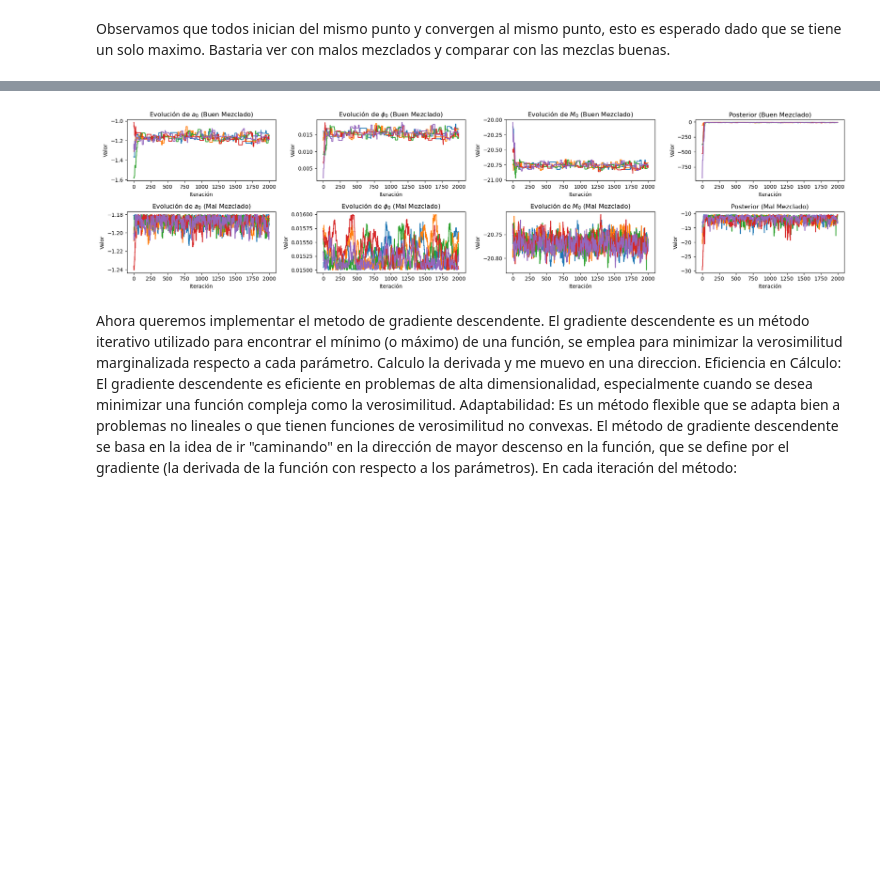
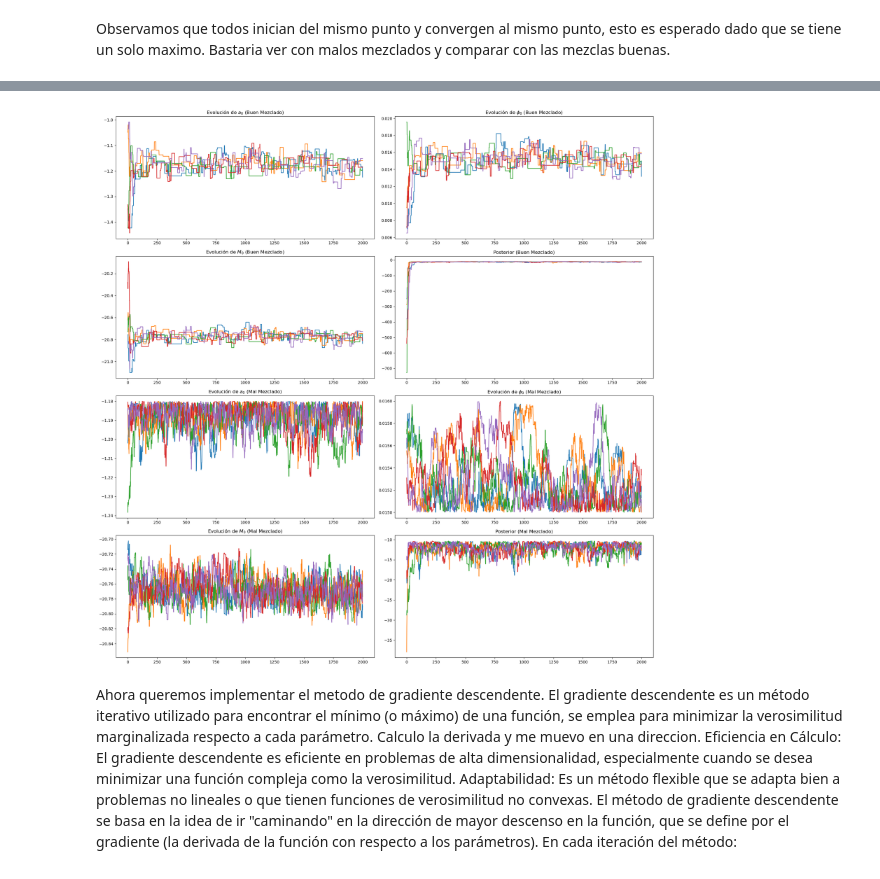
Before and after one commit to Cami-hormaeche/Astrometria2024, a Jupyter notebook: practico4/practico4-nueva.ipynb, the cells around one changed output, grey strips where cells are left out. Cells and saved outputs as stored; diff of their text form; code cells hidden in the pictures; blank space fills up the shorter version.

```diff
--- a/practico4/practico4-nueva.ipynb
+++ b/practico4/practico4-nueva.ipynb
@@ -362,7 +363,7 @@ Queremos visualizar las propiedades de convergencia de las cadenas y analizar la
 Quiero crear muchas cadenas que surjan de distintas regiones y ver la convergencia de esas cadenas.
 # %%
 #Generamos aleatoriamente parametros para construir la cadena, teniendo en cuenta los parametros iniciales
-fig, axs = plt.subplots(2,3,figsize=(20, 5))
+fig, axs = plt.subplots(2,3,figsize=(20, 10))
 
 N=15
 for i in range(N):
@@ -387,6 +388,8 @@ axs[0, 2].set_title('Evolución de la Función Posterior')
 axs[1, 0].set_title(r'Evolución de $a_0$')
 axs[1, 1].set_title(r'Evolución de $\phi_0$')
 axs[1, 2].set_title(r'Evolución de $M_0$')
+
 # Ajustar el espacio entre las subgráficas
 plt.tight_layout()
+plt.show()
 # %% [output]
@@ -453,6 +456,6 @@ promedio y desviacion standar de $phi_0$ 0.015188256701862121 0.0012406745097593
 # %%
 # Crear una figura con una cuadrícula de subgráficas
-fig, axs = plt.subplots(2, 3, figsize=(20, 5))
+fig, axs = plt.subplots(2, 3, figsize=(20, 10))
 
 # Reducir el intervalo de los parámetros para crear malos mezclados
 phi0lim_malmezclado = [0.015, 0.016]  # Rango reducido para phi0
@@ -498,6 +501,6 @@ plt.show()
 # %%
-# Crear una figura con una cuadrícula de subgráficas
-fig, axs = plt.subplots(2, 4, figsize=(20, 5))
+# Creamos una figura con una cuadrícula de subgráficas
+fig, axs = plt.subplots(4, 2, figsize=(20, 20))
 
 
 # Número de cadenas
@@ -508,7 +511,7 @@ for i in range(N):
     phi0 = np.random.uniform(phi0lim[0], phi0lim[1])
     M0 = np.random.uniform(M0lim[0], M0lim[1])
 
-    # Ejecutar Metropolis-Hastings
+    # Ejecutamos Metropolis-Hastings
     a0_lista, M0_lista, phi0_lista, posteriores = metropolis_hasting(
         y=datos['PHI'], M=datos['MAG'], phi0=phi0, a0=a0, M0=M0,
         sigma=sigma, phi0lim=phi0lim, M0lim=M0lim, alim=alim, N_iter=2000
@@ -517,53 +520,49 @@ for i in range(N):
     # Graficar el buen mezclado
     axs[0, 0].plot(a0_lista, label=f'Cadena {i}')
     axs[0, 1].plot(phi0_lista, label=f'Cadena {i}')
-    axs[0, 2].plot(M0_lista, label=f'Cadena {i}')
-    axs[0, 3].plot(posteriores, label=f'Cadena {i}')
+    axs[1, 0].plot(M0_lista, label=f'Cadena {i}')
+    axs[1, 1].plot(posteriores, label=f'Cadena {i}')
 
 # Parámetros para el mal mezclado (rango reducido)
 phi0lim_malmezclado = [0.015, 0.016]
 M0lim_malmezclado = [-20.9, -20.7]
 alim_malmezclado = [-1.25, -1.18]
 
 for i in range(N):
     a0 = np.random.uniform(alim_malmezclado[0], alim_malmezclado[1])
     phi0 = np.random.uniform(phi0lim_malmezclado[0], phi0lim_malmezclado[1])
     M0 = np.random.uniform(M0lim_malmezclado[0], M0lim_malmezclado[1])
 
     # Ejecutar Metropolis-Hastings para el mal mezclado
     a0_lista, M0_lista, phi0_lista, posteriores = metropolis_hasting(
         y=datos['PHI'], M=datos['MAG'], phi0=phi0, a0=a0, M0=M0,
         sigma=sigma, phi0lim=phi0lim_malmezclado, M0lim=M0lim_malmezclado, alim=alim_malmezclado, N_iter=2000
     )
 
     # Graficar el mal mezclado
-    axs[1, 0].plot(a0_lista, label=f'Cadena {i}')
-    axs[1, 1].plot(phi0_lista, label=f'Cadena {i}')
-    axs[1, 2].plot(M0_lista, label=f'Cadena {i}')
-    axs[1, 3].plot(posteriores, label=f'Cadena {i}')
+    axs[2, 0].plot(a0_lista, label=f'Cadena {i}')
+    axs[2, 1].plot(phi0_lista, label=f'Cadena {i}')
+    axs[3, 0].plot(M0_lista, label=f'Cadena {i}')
+    axs[3, 1].plot(posteriores, label=f'Cadena {i}')
 
 # Títulos y etiquetas
 axs[0, 0].set_title(r'Evolución de $a_0$ (Buen Mezclado)')
 axs[0, 1].set_title(r'Evolución de $\phi_0$ (Buen Mezclado)')
-axs[0, 2].set_title(r'Evolución de $M_0$ (Buen Mezclado)')
-axs[0, 3].set_title(r'Posterior (Buen Mezclado)')
+axs[1, 0].set_title(r'Evolución de $M_0$ (Buen Mezclado)')
+axs[1, 1].set_title(r'Posterior (Buen Mezclado)')
 
-axs[1, 0].set_title(r'Evolución de $a_0$ (Mal Mezclado)')
-axs[1, 1].set_title(r'Evolución de $\phi_0$ (Mal Mezclado)')
-axs[1, 2].set_title(r'Evolución de $M_0$ (Mal Mezclado)')
-axs[1, 3].set_title(r'Posterior (Mal Mezclado)')
+axs[2, 0].set_title(r'Evolución de $a_0$ (Mal Mezclado)')
+axs[2, 1].set_title(r'Evolución de $\phi_0$ (Mal Mezclado)')
+axs[3, 0].set_title(r'Evolución de $M_0$ (Mal Mezclado)')
+axs[3, 1].set_title(r'Posterior (Mal Mezclado)')
 
-# Etiquetas de ejes
-for ax in axs.flat:
-    ax.set_xlabel('Iteración')
-    ax.set_ylabel('Valor')
 
-plt.tight_layout()
 
-# Mostrar el gráfico
+plt.tight_layout() #Acomoda los espacios entre figuras
+
 plt.show()
 # %% [output]
-[figure, old version]
+[figure, new version]
 # %% [markdown]
 Ahora queremos implementar el metodo de gradiente descendente.
 El gradiente descendente es un método iterativo utilizado para encontrar el mínimo (o máximo) de una función, se emplea para minimizar la verosimilitud marginalizada respecto a cada parámetro. Calculo la derivada y me muevo en una direccion.
```
Also changed, not shown: parts of 11 cells of this notebook.
